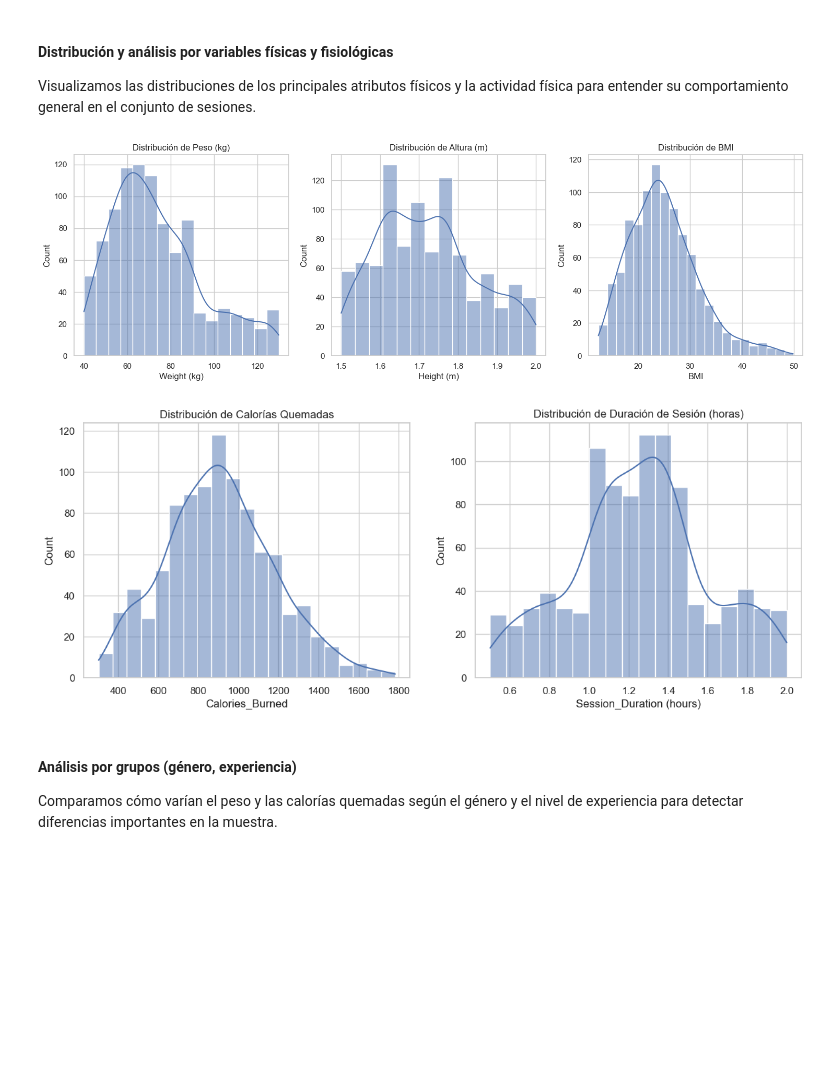
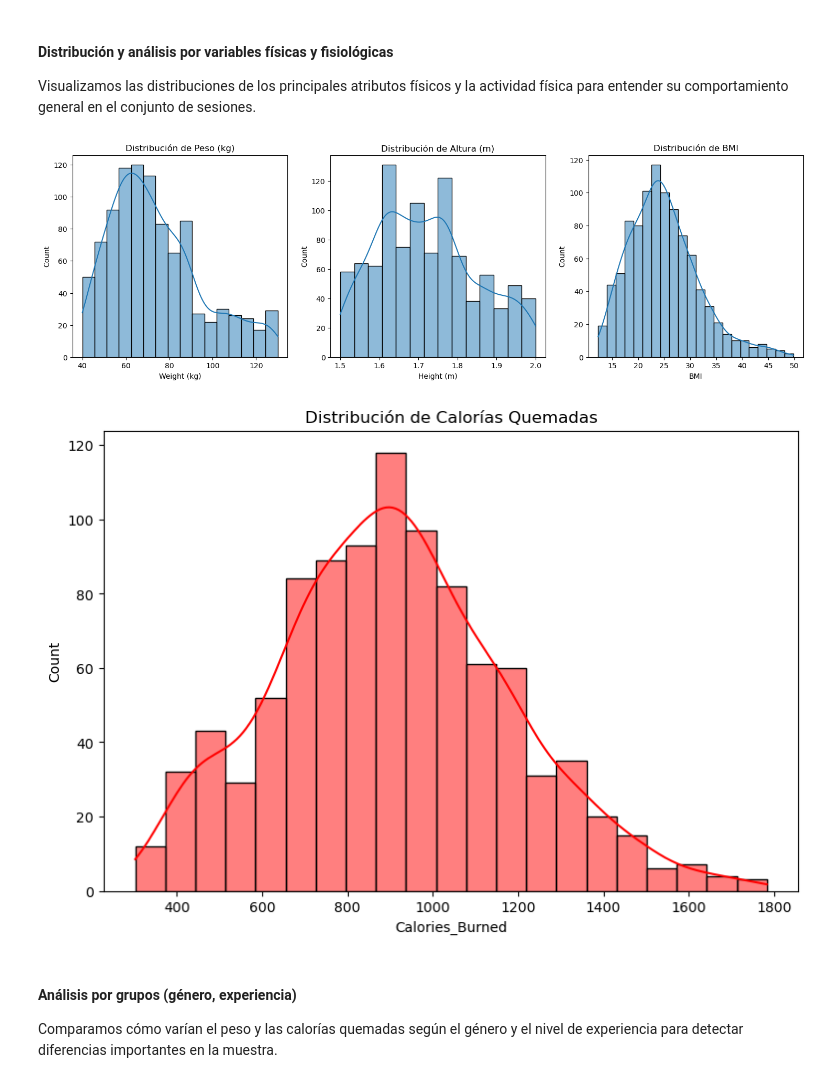
Before and after one commit to carlyg7/TFG, a Jupyter notebook: analisis_de_datos.ipynb, the cells around one changed output. Drawn from its saved outputs; the diff is of its cells as text; code cells hidden in the pictures; blank space fills up the shorter version.

```diff
--- a/analisis_de_datos.ipynb
+++ b/analisis_de_datos.ipynb
@@ -131,27 +127,26 @@ Visualizamos las distribuciones de los principales atributos físicos y la activ
 # %%
 import matplotlib.pyplot as plt
 import seaborn as sns
 
 # Distribución de peso, altura y BMI
 fig, axs = plt.subplots(1, 3, figsize=(18,5))
 sns.histplot(dataset['Weight (kg)'], kde=True, ax=axs[0])
 axs[0].set_title('Distribución de Peso (kg)')
 sns.histplot(dataset['Height (m)'], kde=True, ax=axs[1])
 axs[1].set_title('Distribución de Altura (m)')
 sns.histplot(dataset['BMI'], kde=True, ax=axs[2])
 axs[2].set_title('Distribución de BMI')
 plt.show()
 
-# Distribución de calorías quemadas y duración sesión
-fig, axs = plt.subplots(1, 2, figsize=(14,5))
-sns.histplot(dataset['Calories_Burned'], kde=True, ax=axs[0])
-axs[0].set_title('Distribución de Calorías Quemadas')
-sns.histplot(dataset['Session_Duration (hours)'], kde=True, ax=axs[1])
-axs[1].set_title('Distribución de Duración de Sesión (horas)')
+# Distribución de calorías quemadas
+plt.figure(figsize=(9, 6))
+sns.histplot(dataset['Calories_Burned'], kde=True, color='red')
+plt.title('Distribución de Calorías Quemadas')
+
 plt.show()
 # %% [output]
-[figure, old version]
+[figure, new version]
-[figure, old version]
+[figure, new version]
 # %% [markdown]
 #### Análisis por grupos (género, experiencia)
 Comparamos cómo varían el peso y las calorías quemadas según el género y el nivel de experiencia para detectar diferencias importantes en la muestra.
```
Also changed, not shown: parts of 4 cells of this notebook, 10 other files.
